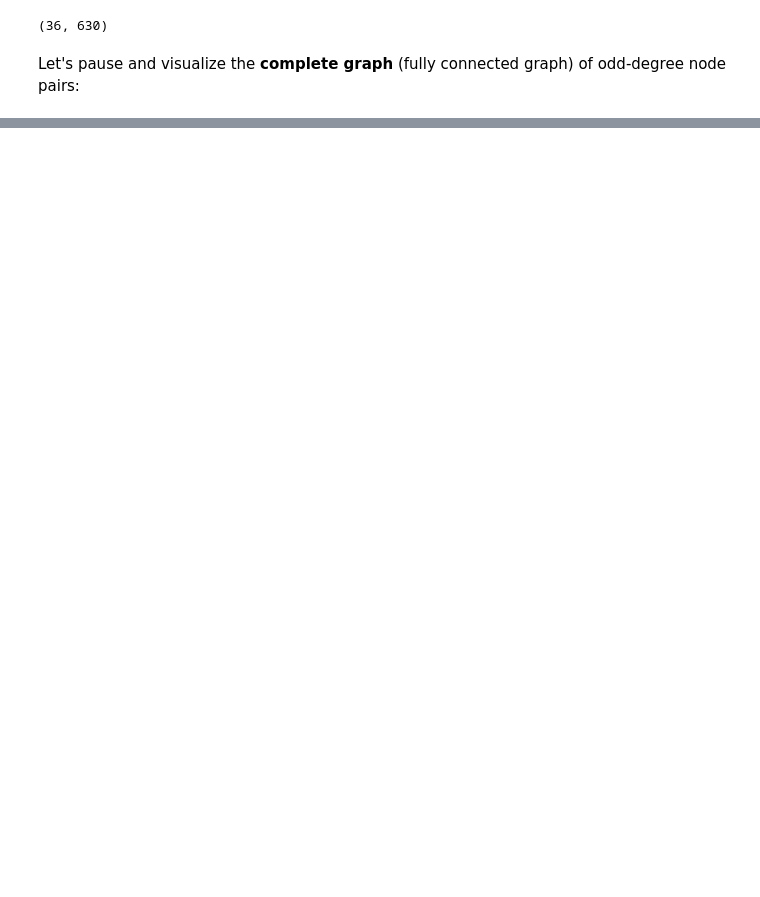
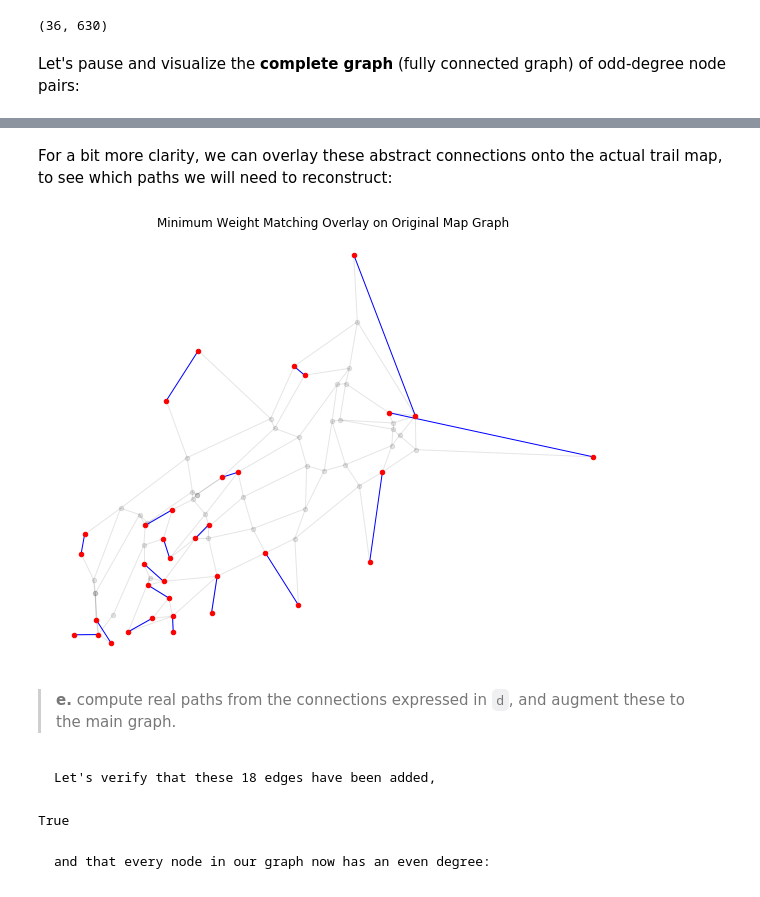
Before and after one commit to oaao/graphic-novels, a Jupyter notebook: novels/algorithms/Route Inspection Problem.ipynb, the cells around one changed output, grey strips where cells are left out. Saved outputs shown, nothing was run; the diff lists cells and outputs as text; code cells hidden in the pictures; blank space fills up the shorter version.

```diff
--- a/novels/algorithms/Route Inspection Problem.ipynb
+++ b/novels/algorithms/Route Inspection Problem.ipynb
@@ -226,0 +270,30 @@ plt.show()
+# %% [markdown]
+For a bit more clarity, we can overlay these abstract connections onto the actual trail map, to see which paths we will need to reconstruct:
+# %%
+plt.figure(figsize=(8, 6))
+
+# original trail map as graph
+nx.draw(
+    g,
+    pos       = node_positions,
+    node_size = 20,
+    alpha     = 0.1,
+    node_color= 'black'
+)
+
+# overlay of min weight match from complete graph of odd-degree nodes
+nx.draw(
+    dg,
+    pos        = node_positions,
+    node_size  = 20,
+    alpha      = 1,
+    node_color = 'red',
+    edge_color = 'blue'
+)
+
+plt.title('Minimum Weight Matching Overlay on Original Map Graph')
+plt.show()
+# %% [output]
+[figure, added]
+# %% [markdown]
+> **e.** compute real paths from the connections expressed in `d`, and augment these to the main graph.
@@ -226,0 +312,8 @@ plt.show()
+# %% [markdown]
+    Let's verify that these 18 edges have been added,
+# %%
+len(augment.edges()) - len(g.edges()) == 18
+# %% [output]
+True
+# %% [markdown]
+    and that every node in our graph now has an even degree:
```
Also changed, not shown: parts of 27 cells of this notebook.
